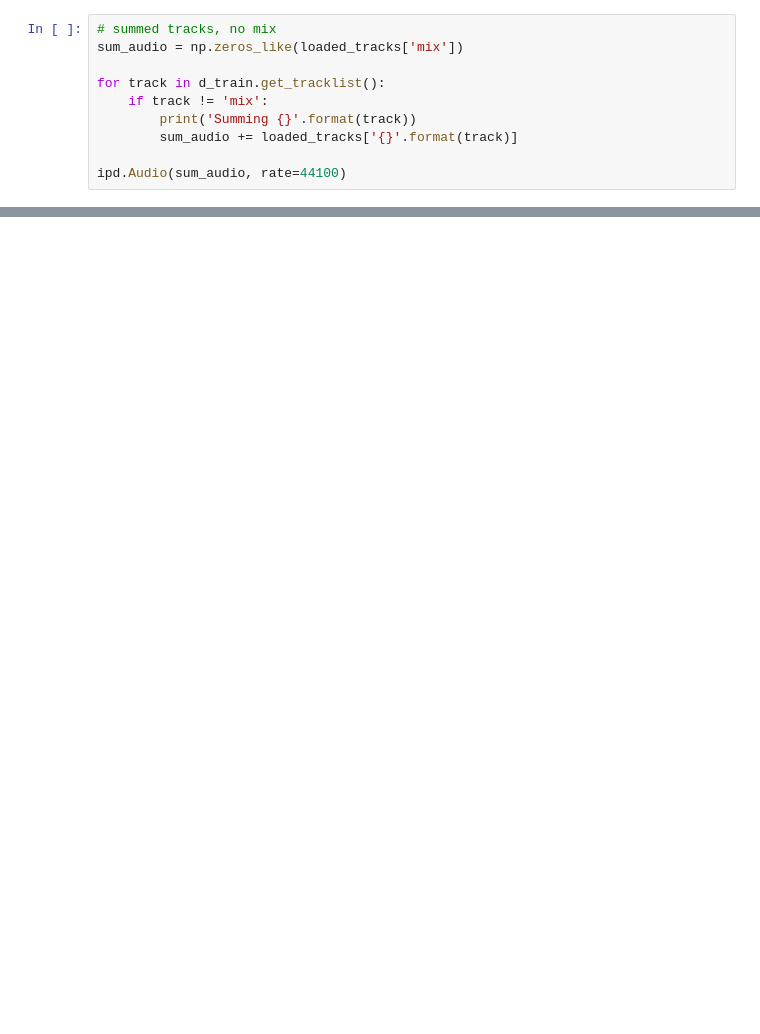
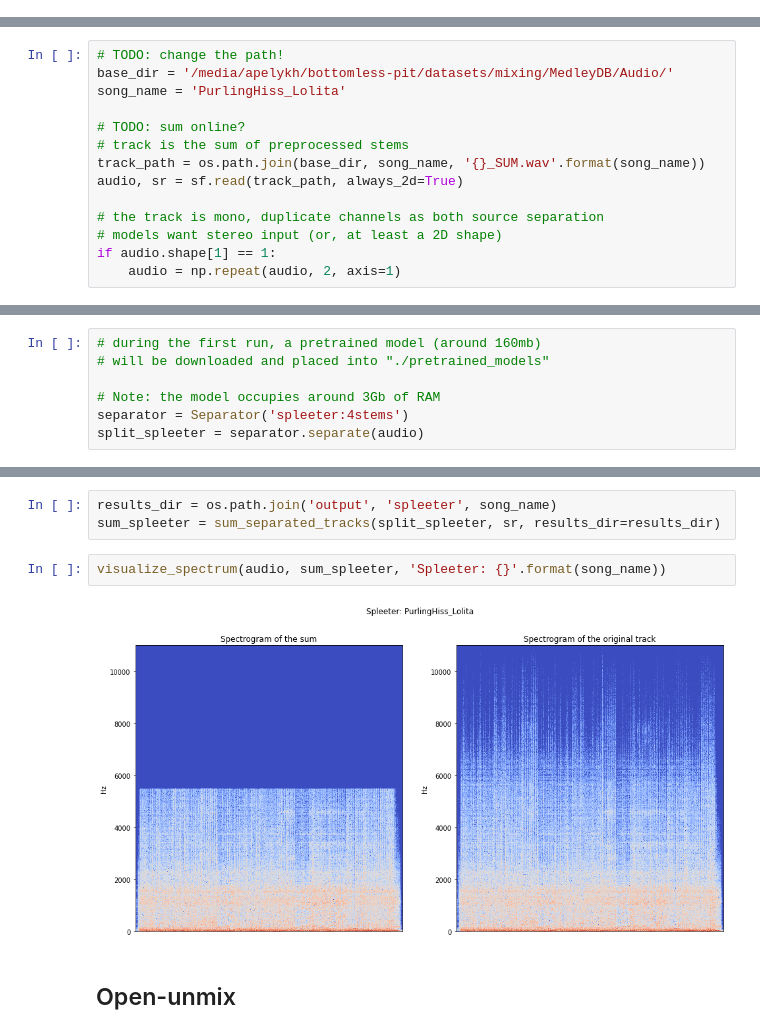
Before and after one commit to apelykh/deep-audio-mixer, a Jupyter notebook: runner.ipynb, the cells around one changed output, grey strips where cells are left out. Drawn from its saved outputs; the diff is of its cells as text; blank space fills up the shorter version.

Commit message:
Source separation phase added to runner, experimenting with mixing models.

```diff
--- a/runner.ipynb
+++ b/runner.ipynb
@@ -312,10 +0,0 @@ ipd.Audio(loaded_tracks['mix'], rate=44100)
-# %%
-# summed tracks, no mix
-sum_audio = np.zeros_like(loaded_tracks['mix'])
-
-for track in d_train.get_tracklist():
-    if track != 'mix':
-        print('Summing {}'.format(track))
-        sum_audio += loaded_tracks['{}'.format(track)]
-
-ipd.Audio(sum_audio, rate=44100)
@@ -329,0 +19,14 @@ ipd.Audio(mixed_song, rate=44100)
+# %%
+# TODO: change the path!
+base_dir = '/media/apelykh/bottomless-pit/datasets/mixing/MedleyDB/Audio/'
+song_name = 'PurlingHiss_Lolita'
+
+# TODO: sum online?
+# track is the sum of preprocessed stems
+track_path = os.path.join(base_dir, song_name, '{}_SUM.wav'.format(song_name))
+audio, sr = sf.read(track_path, always_2d=True)
+
+# the track is mono, duplicate channels as both source separation
+# models want stereo input (or, at least a 2D shape)
+if audio.shape[1] == 1:
+    audio = np.repeat(audio, 2, axis=1)
@@ -329,0 +83,7 @@ ipd.Audio(mixed_song, rate=44100)
+# %%
+# during the first run, a pretrained model (around 160mb)
+# will be downloaded and placed into "./pretrained_models"
+
+# Note: the model occupies around 3Gb of RAM
+separator = Separator('spleeter:4stems')
+split_spleeter = separator.separate(audio)
@@ -329,0 +103,9 @@ ipd.Audio(mixed_song, rate=44100)
+# %%
+results_dir = os.path.join('output', 'spleeter', song_name)
+sum_spleeter = sum_separated_tracks(split_spleeter, sr, results_dir=results_dir)
+# %%
+visualize_spectrum(audio, sum_spleeter, 'Spleeter: {}'.format(song_name))
+# %% [output]
+[figure, added]
+# %% [markdown]
+## Open-unmix
```
Also changed, not shown: parts of 46 cells of this notebook, 8 other files.
